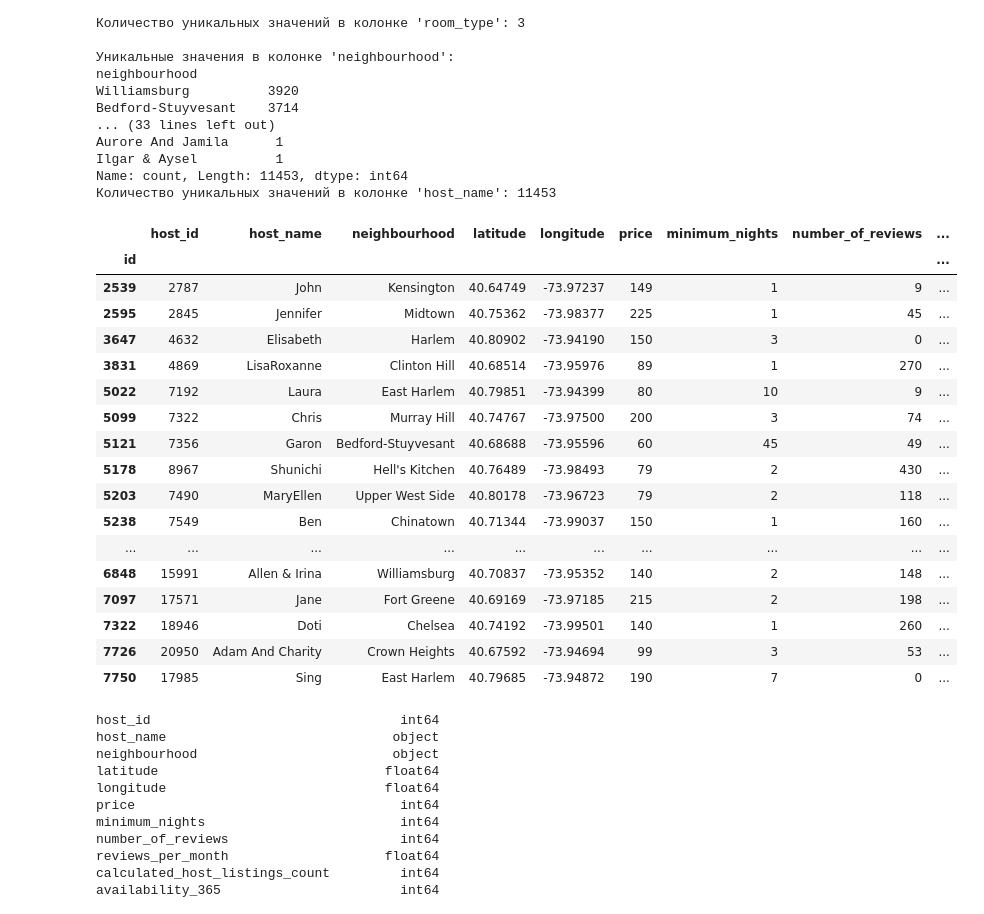
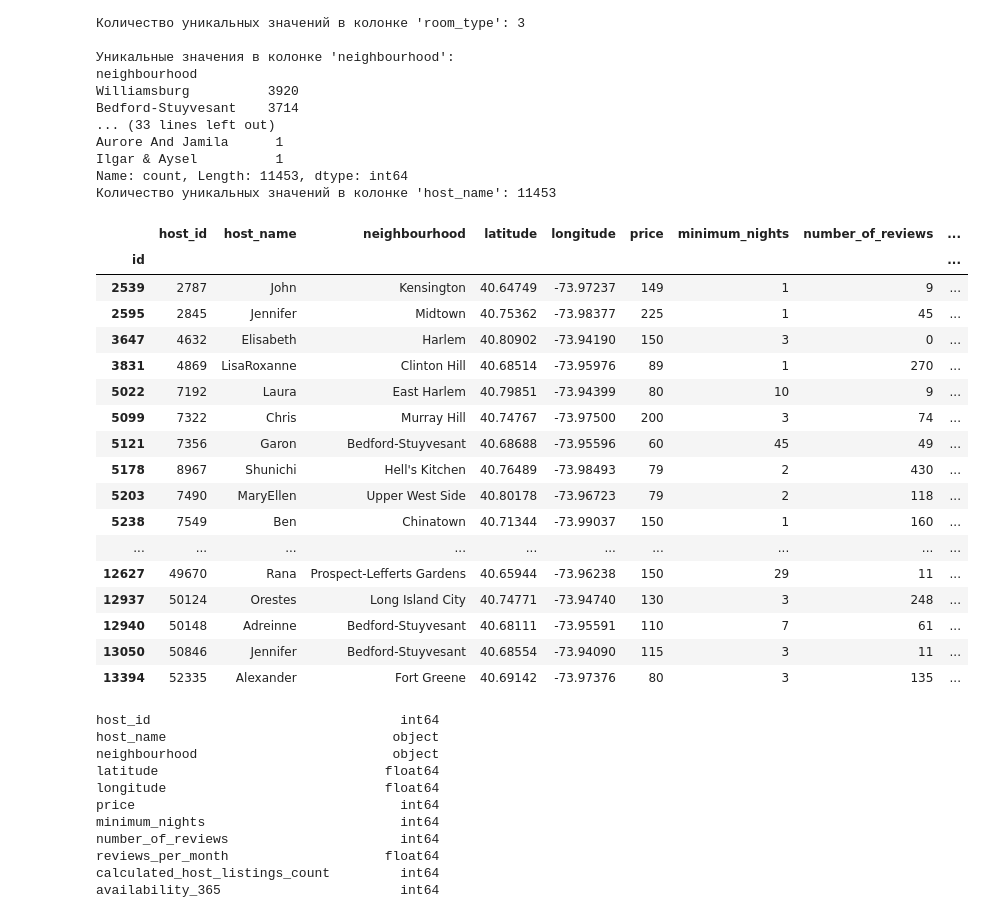
Before and after one commit to EgorSinitsyn/ML_BookCamp, a Jupyter notebook: [Regression]/Linear_regression/New_York_City_Airbnb_Open_Data/New_York_City_Airbnb_Open_Data.ipynb, the cells around one changed output. Cells and saved outputs as stored; diff of their text form; code cells hidden in the pictures.

```diff
--- a/[Regression]/Linear_regression/New_York_City_Airbnb_Open_Data/New_York_City_Airbnb_Open_Data.ipynb
+++ b/[Regression]/Linear_regression/New_York_City_Airbnb_Open_Data/New_York_City_Airbnb_Open_Data.ipynb
@@ -268,26 +268,26 @@ cat_columns = ['neighbourhood_group', 'room_type']
 
 df = One_Hot_Encoding(df, cat_columns)
 # %%
-df.head(20)
+df.head(50)
 # %% [output]
 |  | host_id | host_name | neighbourhood | latitude | longitude | price | minimum_nights | number_of_reviews | ... |
 | id |  |  |  |  |  |  |  |  | ... |
 | 2539 | 2787 | John | Kensington | 40.64749 | -73.97237 | 149 | 1 | 9 | ... |
 | 2595 | 2845 | Jennifer | Midtown | 40.75362 | -73.98377 | 225 | 1 | 45 | ... |
 | 3647 | 4632 | Elisabeth | Harlem | 40.80902 | -73.94190 | 150 | 3 | 0 | ... |
 | 3831 | 4869 | LisaRoxanne | Clinton Hill | 40.68514 | -73.95976 | 89 | 1 | 270 | ... |
 | 5022 | 7192 | Laura | East Harlem | 40.79851 | -73.94399 | 80 | 10 | 9 | ... |
 | 5099 | 7322 | Chris | Murray Hill | 40.74767 | -73.97500 | 200 | 3 | 74 | ... |
 | 5121 | 7356 | Garon | Bedford-Stuyvesant | 40.68688 | -73.95596 | 60 | 45 | 49 | ... |
 | 5178 | 8967 | Shunichi | Hell's Kitchen | 40.76489 | -73.98493 | 79 | 2 | 430 | ... |
 | 5203 | 7490 | MaryEllen | Upper West Side | 40.80178 | -73.96723 | 79 | 2 | 118 | ... |
 | 5238 | 7549 | Ben | Chinatown | 40.71344 | -73.99037 | 150 | 1 | 160 | ... |
 | ... | ... | ... | ... | ... | ... | ... | ... | ... | ... |
-| 6848 | 15991 | Allen & Irina | Williamsburg | 40.70837 | -73.95352 | 140 | 2 | 148 | ... |
-| 7097 | 17571 | Jane | Fort Greene | 40.69169 | -73.97185 | 215 | 2 | 198 | ... |
-| 7322 | 18946 | Doti | Chelsea | 40.74192 | -73.99501 | 140 | 1 | 260 | ... |
-| 7726 | 20950 | Adam And Charity | Crown Heights | 40.67592 | -73.94694 | 99 | 3 | 53 | ... |
-| 7750 | 17985 | Sing | East Harlem | 40.79685 | -73.94872 | 190 | 7 | 0 | ... |
+| 12627 | 49670 | Rana | Prospect-Lefferts Gardens | 40.65944 | -73.96238 | 150 | 29 | 11 | ... |
+| 12937 | 50124 | Orestes | Long Island City | 40.74771 | -73.94740 | 130 | 3 | 248 | ... |
+| 12940 | 50148 | Adreinne | Bedford-Stuyvesant | 40.68111 | -73.95591 | 110 | 7 | 61 | ... |
+| 13050 | 50846 | Jennifer | Bedford-Stuyvesant | 40.68554 | -73.94090 | 115 | 3 | 11 | ... |
+| 13394 | 52335 | Alexander | Fort Greene | 40.69142 | -73.97376 | 80 | 3 | 135 | ... |
 # %%
 df.dtypes
 # %% [output]
```
Also changed, not shown: parts of 12 cells of this notebook, 1 other file.
